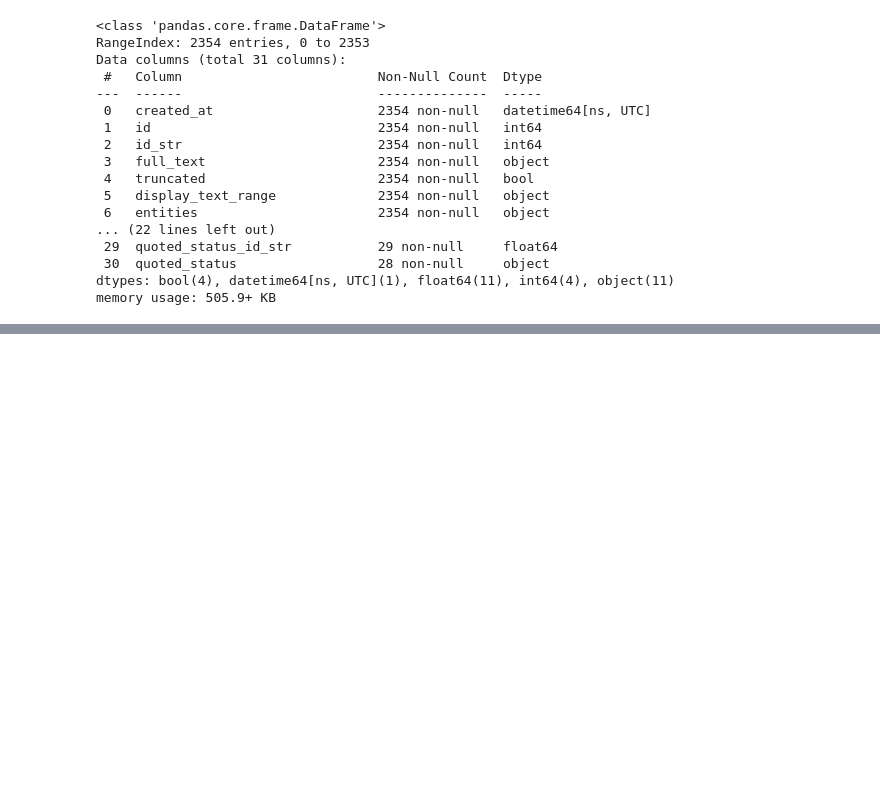
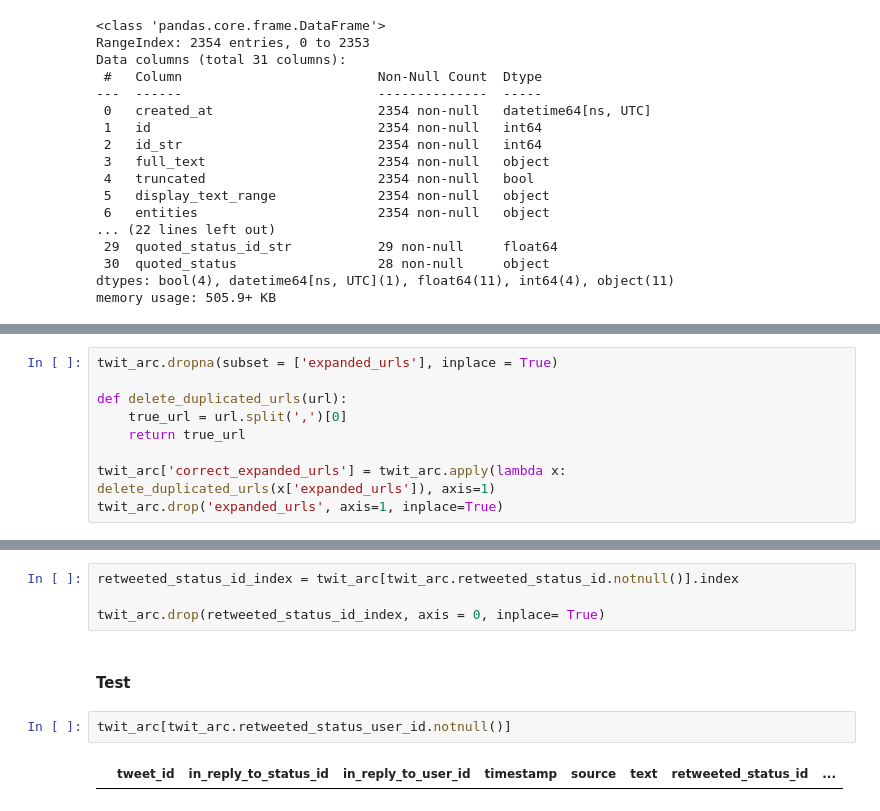
Before and after one commit to miji-lee-kr/Wrangling_WeRateDogs, a Jupyter notebook: Wrangling_WeRateDogs.ipynb, the cells around one changed output, grey strips where cells are left out. Drawn from its saved outputs; the diff is of its cells as text; blank space fills up the shorter version.

```diff
--- a/Wrangling_WeRateDogs.ipynb
+++ b/Wrangling_WeRateDogs.ipynb
@@ -259,0 +299,9 @@ memory usage: 505.9+ KB
+# %%
+twit_arc.dropna(subset = ['expanded_urls'], inplace = True)
+
+def delete_duplicated_urls(url):
+    true_url = url.split(',')[0]
+    return true_url
+
+twit_arc['correct_expanded_urls'] = twit_arc.apply(lambda x: delete_duplicated_urls(x['expanded_urls']), axis=1)
+twit_arc.drop('expanded_urls', axis=1, inplace=True)
@@ -259,0 +321,10 @@ memory usage: 505.9+ KB
+# %%
+retweeted_status_id_index = twit_arc[twit_arc.retweeted_status_id.notnull()].index
+
+twit_arc.drop(retweeted_status_id_index, axis = 0, inplace= True)
+# %% [markdown]
+#### Test
+# %%
+twit_arc[twit_arc.retweeted_status_user_id.notnull()]
+# %% [output]
+|  | tweet_id | in_reply_to_status_id | in_reply_to_user_id | timestamp | source | text | retweeted_status_id | ... |
```
Also changed, not shown: parts of 9 cells of this notebook.
